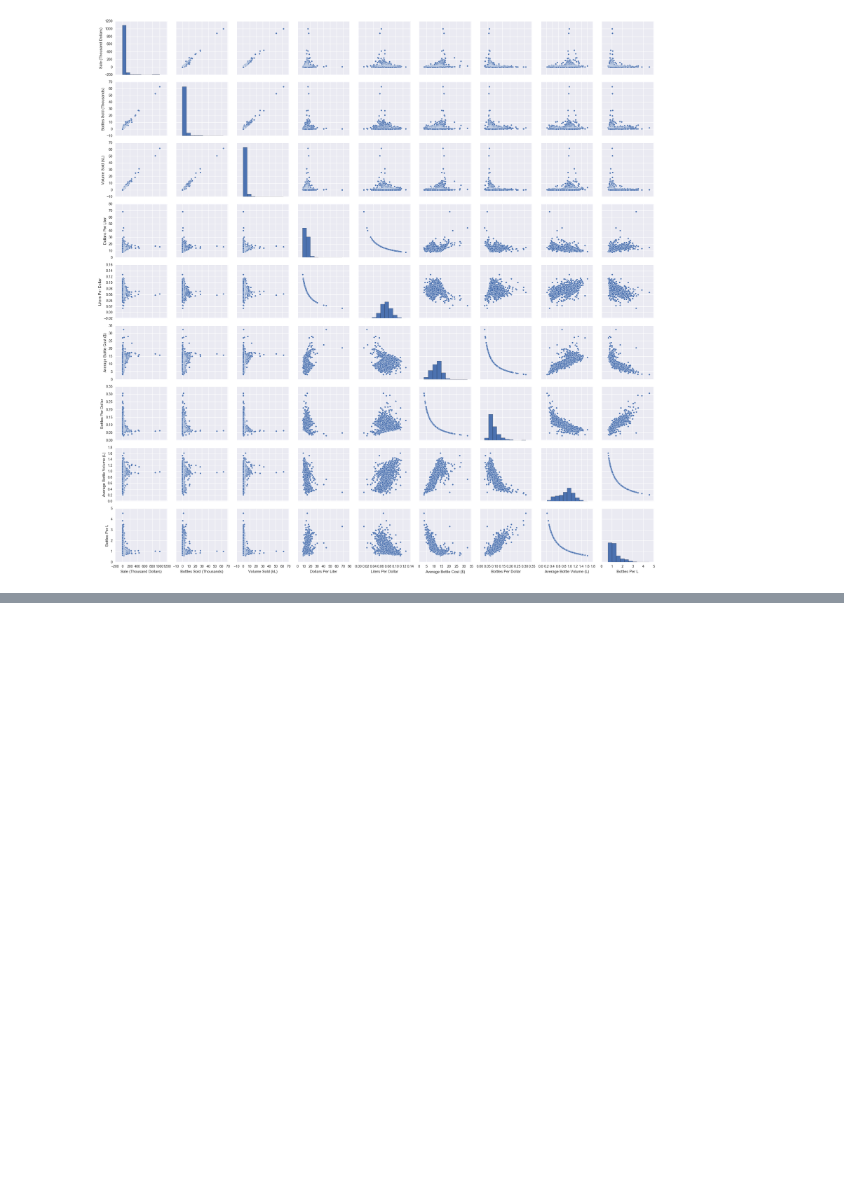
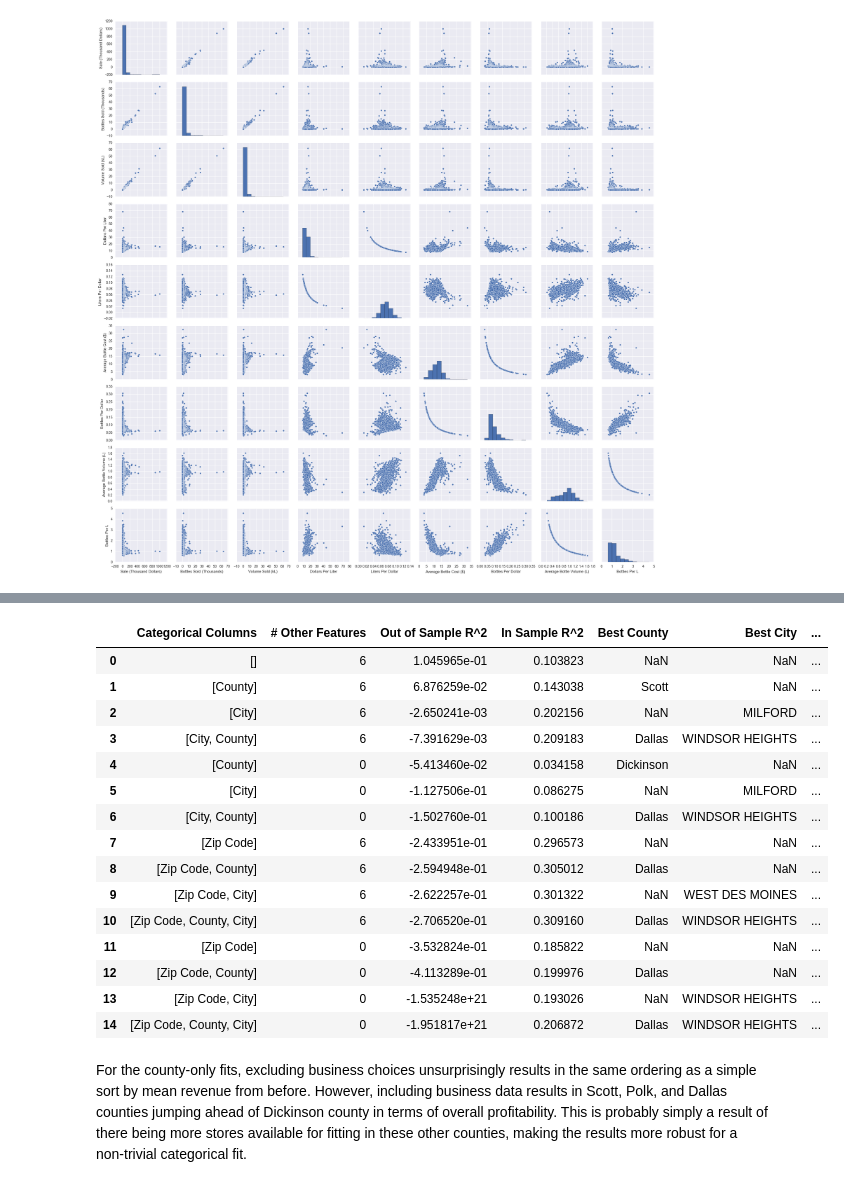
Before and after one commit to davidsanford/DSI_Project_3, a Jupyter notebook: Project_3.ipynb, the cells around one changed output, grey strips where cells are left out. Saved outputs shown, nothing was run; the diff lists cells and outputs as text; code cells hidden in the pictures; blank space fills up the shorter version.

```diff
--- a/Project_3.ipynb
+++ b/Project_3.ipynb
@@ -404,0 +484,24 @@ Present your conclusions and results. If you have more than one interesting mode
+# %%
+printable_columns = ["Categorical Columns","# Other Features","Out of Sample R^2","In Sample R^2",
+                     "Best County","Best City","Best Zip"]
+model_results.index = range(model_results.shape[0])
+model_results[printable_columns]
+# %% [output]
+|  | Categorical Columns | # Other Features | Out of Sample R^2 | In Sample R^2 | Best County | Best City | ... |
+| 0 | [] | 6 | 1.045965e-01 | 0.103823 | NaN | NaN | ... |
+| 1 | [County] | 6 | 6.876259e-02 | 0.143038 | Scott | NaN | ... |
+| 2 | [City] | 6 | -2.650241e-03 | 0.202156 | NaN | MILFORD | ... |
+| 3 | [City, County] | 6 | -7.391629e-03 | 0.209183 | Dallas | WINDSOR HEIGHTS | ... |
+| 4 | [County] | 0 | -5.413460e-02 | 0.034158 | Dickinson | NaN | ... |
+| 5 | [City] | 0 | -1.127506e-01 | 0.086275 | NaN | MILFORD | ... |
+| 6 | [City, County] | 0 | -1.502760e-01 | 0.100186 | Dallas | WINDSOR HEIGHTS | ... |
+| 7 | [Zip Code] | 6 | -2.433951e-01 | 0.296573 | NaN | NaN | ... |
+| 8 | [Zip Code, County] | 6 | -2.594948e-01 | 0.305012 | Dallas | NaN | ... |
+| 9 | [Zip Code, City] | 6 | -2.622257e-01 | 0.301322 | NaN | WEST DES MOINES | ... |
+| 10 | [Zip Code, County, City] | 6 | -2.706520e-01 | 0.309160 | Dallas | WINDSOR HEIGHTS | ... |
+| 11 | [Zip Code] | 0 | -3.532824e-01 | 0.185822 | NaN | NaN | ... |
+| 12 | [Zip Code, County] | 0 | -4.113289e-01 | 0.199976 | Dallas | NaN | ... |
+| 13 | [Zip Code, City] | 0 | -1.535248e+21 | 0.193026 | NaN | WINDSOR HEIGHTS | ... |
+| 14 | [Zip Code, County, City] | 0 | -1.951817e+21 | 0.206872 | Dallas | WINDSOR HEIGHTS | ... |
+# %% [markdown]
+For the county-only fits, excluding business choices unsurprisingly results in the same ordering as a simple sort by mean revenue from before.  However, including business data results in Scott, Polk, and Dallas counties jumping ahead of Dickinson county in terms of overall profitability.  This is probably simply a result of there being more stores available for fitting in these other counties, making the results more robust for a non-trivial categorical fit.
```
Also changed, not shown: parts of 44 cells of this notebook.
